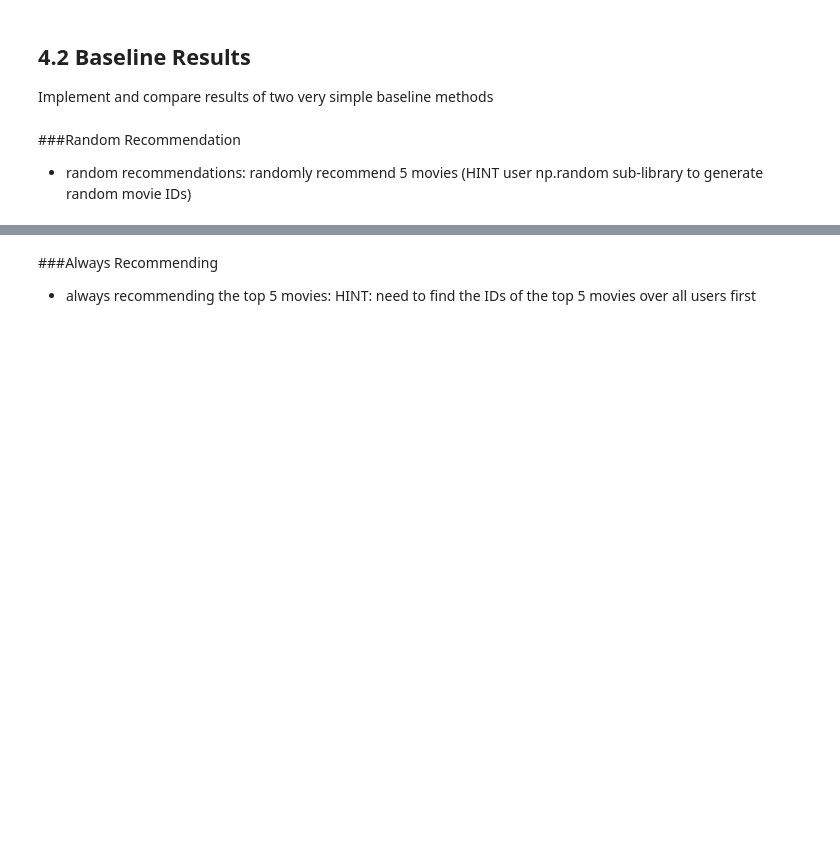
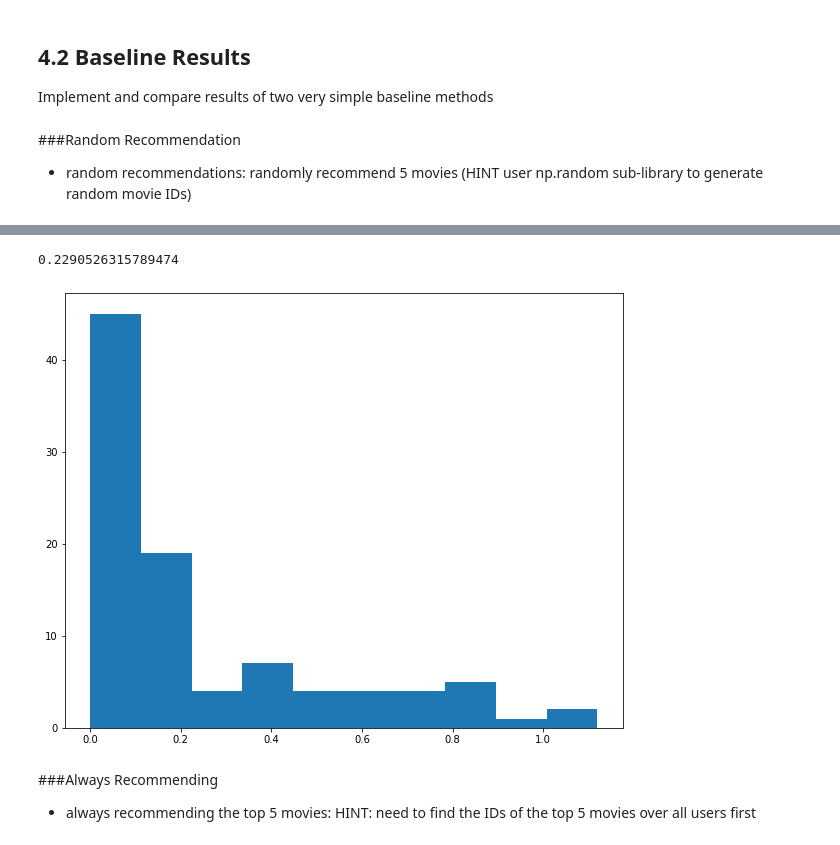
Before and after one commit to Yven42/DataScience, a Jupyter notebook: Assignment_2_recommender.ipynb, the cells around one changed output, grey strips where cells are left out. Drawn from its saved outputs; the diff is of its cells as text; code cells hidden in the pictures; blank space fills up the shorter version.

```diff
--- a/Assignment_2_recommender.ipynb
+++ b/Assignment_2_recommender.ipynb
@@ -221,0 +231,6 @@ Name: title, dtype: object
+# %%
+D_ran=np.zeros((np.shape(movies)[0],np.shape(movies)[0]))
+for i in range(0,np.shape(movies)[0]):
+    for j in range(0,np.shape(movies)[0]):
+        if i!=j:
+            D_ran[i,j]=np.random.rand(1)*100
@@ -222,3 +257,10 @@ Name: title, dtype: object
+# %%
+test_res=test_Score(D_ran,R_test)
+plt.hist(test_res)
+np.mean(test_res)
+# %% [output]
+0.2290526315789474
+[figure, added]
 # %% [markdown]
 ###Always Recommending
 * always recommending the top 5 movies: HINT: need to find the IDs of the top 5 movies over all users first
```
Also changed, not shown: parts of 15 cells of this notebook.
